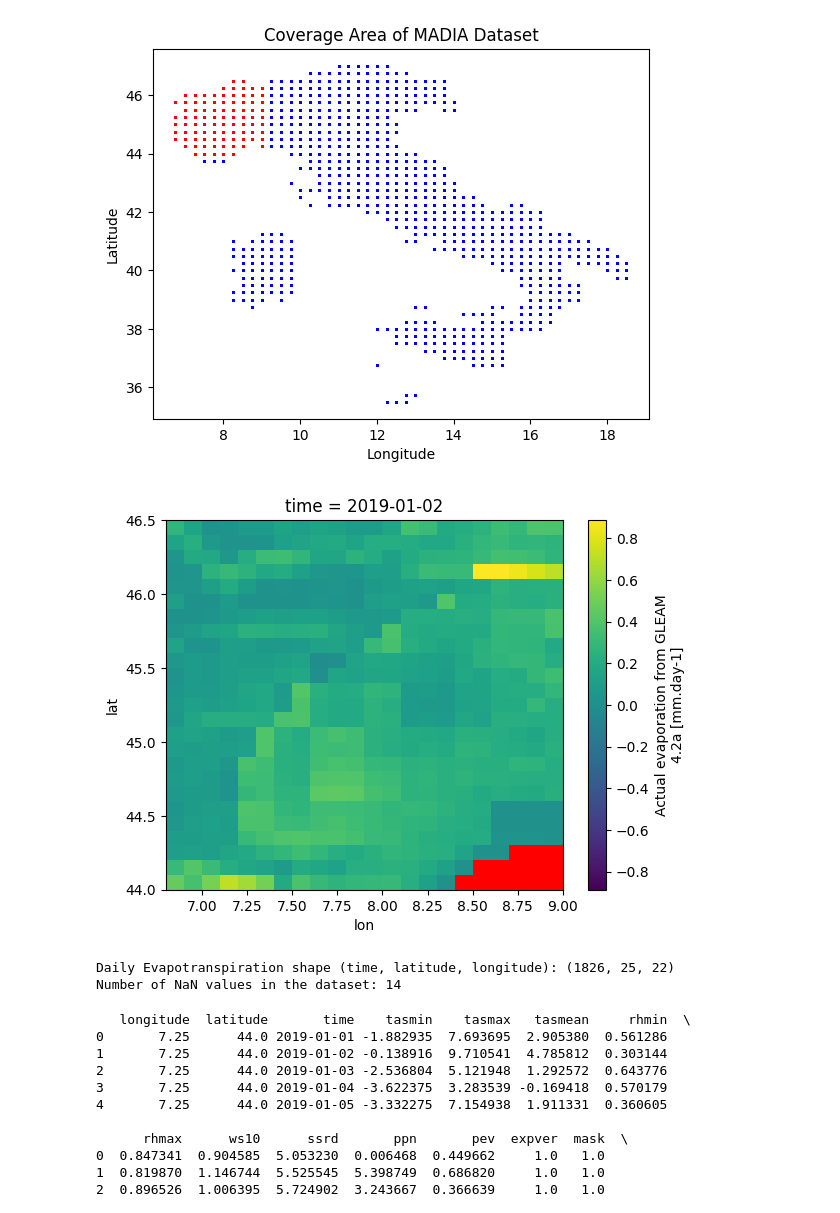
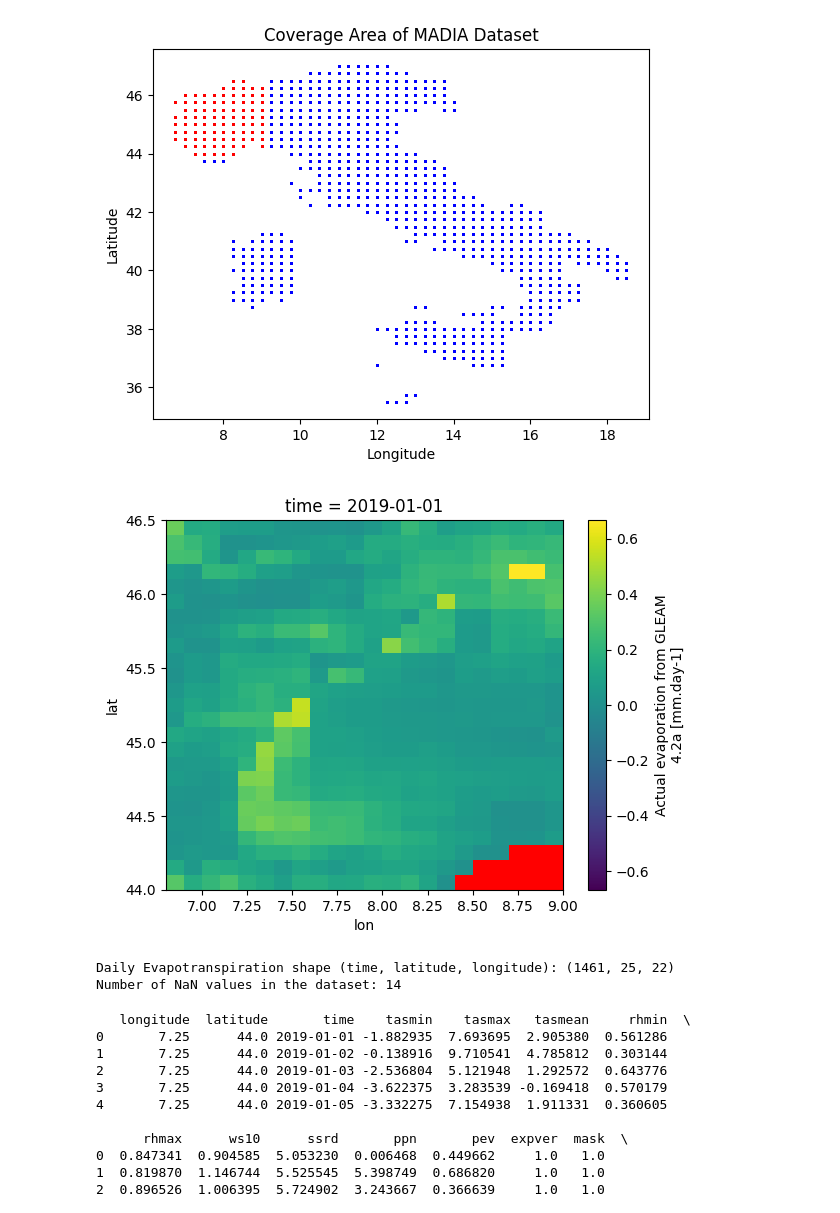
Before and after one commit to CavaWasTaken/InnovativeWirelessPlatformsForIoT, a Jupyter notebook: ET0_NN.ipynb, the cells around one changed output. Cells and saved outputs as stored; diff of their text form; code cells hidden in the pictures.

```diff
--- a/ET0_NN.ipynb
+++ b/ET0_NN.ipynb
@@ -21,7 +21,7 @@ from glob import glob
 
 # load data from the csv files
 csv_files = sorted(glob("./MADIA_daily_dataset_v1.3/csv_data/*_e5_d.csv"))
-csv_files = [file for file in csv_files if 2019 <= int(file.split('/')[-1].split('_')[0]) <= 2023]
+csv_files = [file for file in csv_files if 2018 <= int(file.split('/')[-1].split('_')[0]) <= 2022]
 
 dailyClimatological_data = pd.DataFrame()
 
@@ -76,8 +76,10 @@ plt.show()
 # %% [output]
 [figure]
 # %%
-#** load the dataset of Evapotranspiration from the nc file
+#** load the dataset of Evapotranspiration from the nc file **
+
 nc_files = sorted(glob("./GLEM_daily_dataset/E_*_GLEAM_v4.2a.nc"))
+nc_files = [file for file in nc_files if 2018 <= int(file.split('/')[-1].split('_')[1]) <= 2022]
 
 dailyE_data = []
 
@@ -104,23 +106,24 @@ for file in nc_files:
 dailyE_data = xr.concat(dailyE_data, dim='time')
 # %%
 #** show a plot of the Evapotranspiration data **
-et = dailyE_data.isel(time=1)
+
+et = dailyE_data.isel(time=0)
 
 cmap = cm.get_cmap('viridis').copy()    # create a copy of the colormap
 cmap.set_bad(color='red')  # highlight NaN values in red
 
 et.plot(cmap=cmap)  # plot the data with the modified colormap
 
 plt.show()
 
 print(f"Daily Evapotranspiration shape (time, latitude, longitude): {dailyE_data.shape}")
 
 # count the number of pixel that are NaN at any time
 nan_pixels = np.isnan(dailyE_data).any(dim='time').sum().item()
 print(f"Number of NaN values in the dataset: {nan_pixels}")
 # %% [output]
-[figure, old version]
+[figure, new version]
-Daily Evapotranspiration shape (time, latitude, longitude): (1826, 25, 22)
+Daily Evapotranspiration shape (time, latitude, longitude): (1461, 25, 22)
 Number of NaN values in the dataset: 14
 # %%
 #** evaluate the elapsed_days **
```
Also changed, not shown: parts of 29 cells of this notebook.
